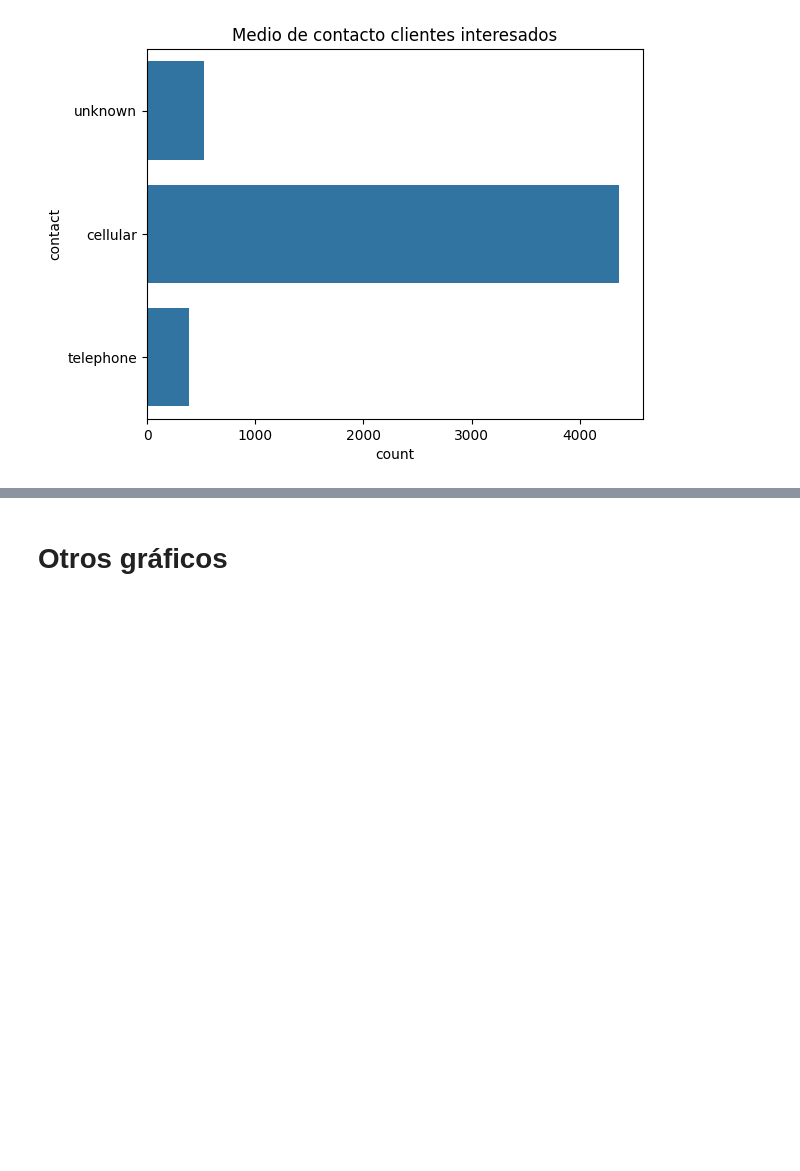
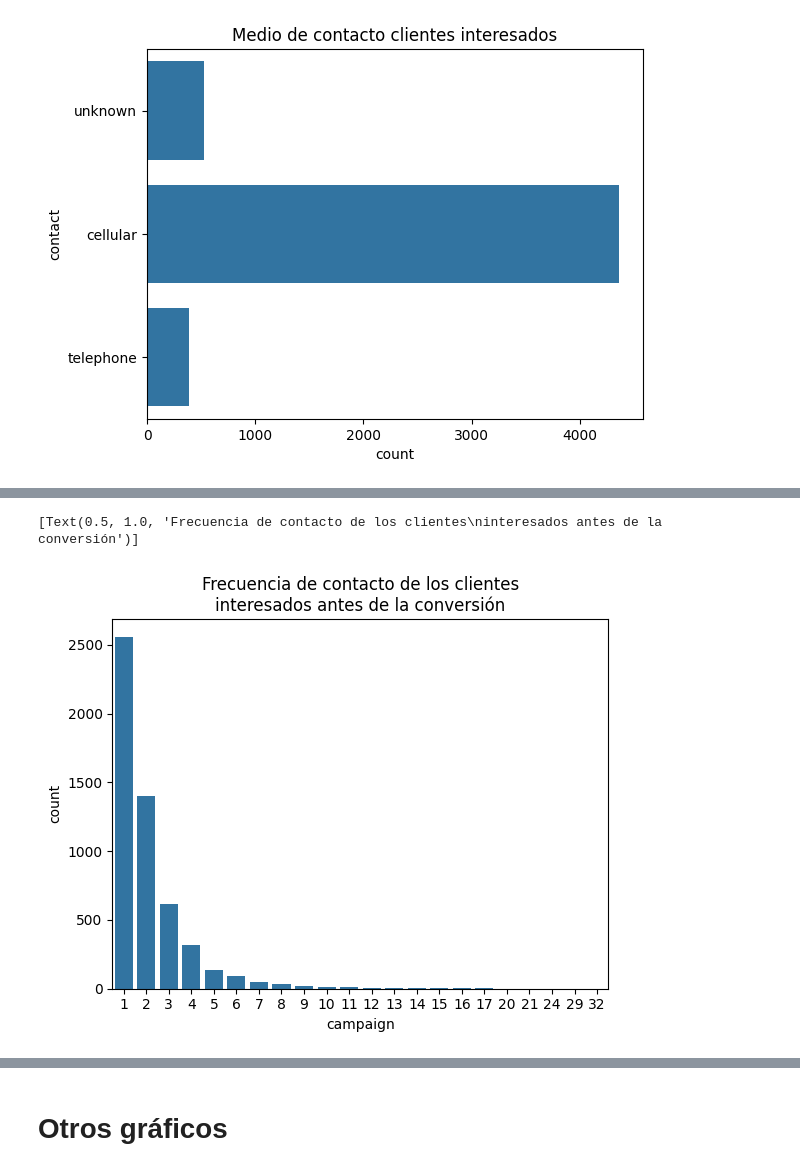
Before and after one commit to danielh33/talentoTechAnDaBasico, a Jupyter notebook: limpieza_datos_practica_2.ipynb, the cells around one changed output, grey strips where cells are left out. Saved outputs shown, nothing was run; the diff lists cells and outputs as text; code cells hidden in the pictures; blank space fills up the shorter version.

```diff
--- a/limpieza_datos_practica_2.ipynb
+++ b/limpieza_datos_practica_2.ipynb
@@ -575,2 +646,7 @@ Text(0.5, 1.0, 'Ocupación vs interés en adquirir el certificado')
 # %%
 # 8. Frecuencia de contacto con los clientes interesados antes de la conversión
+cplot = sns.countplot(data=data[data['y']=='yes'], x='campaign')
+cplot.set(title='Frecuencia de contacto de los clientes\ninteresados antes de la conversión')
+# %% [output]
+[Text(0.5, 1.0, 'Frecuencia de contacto de los clientes\ninteresados antes de la conversión')]
+[figure, added]
```
Also changed, not shown: parts of 16 cells of this notebook.
